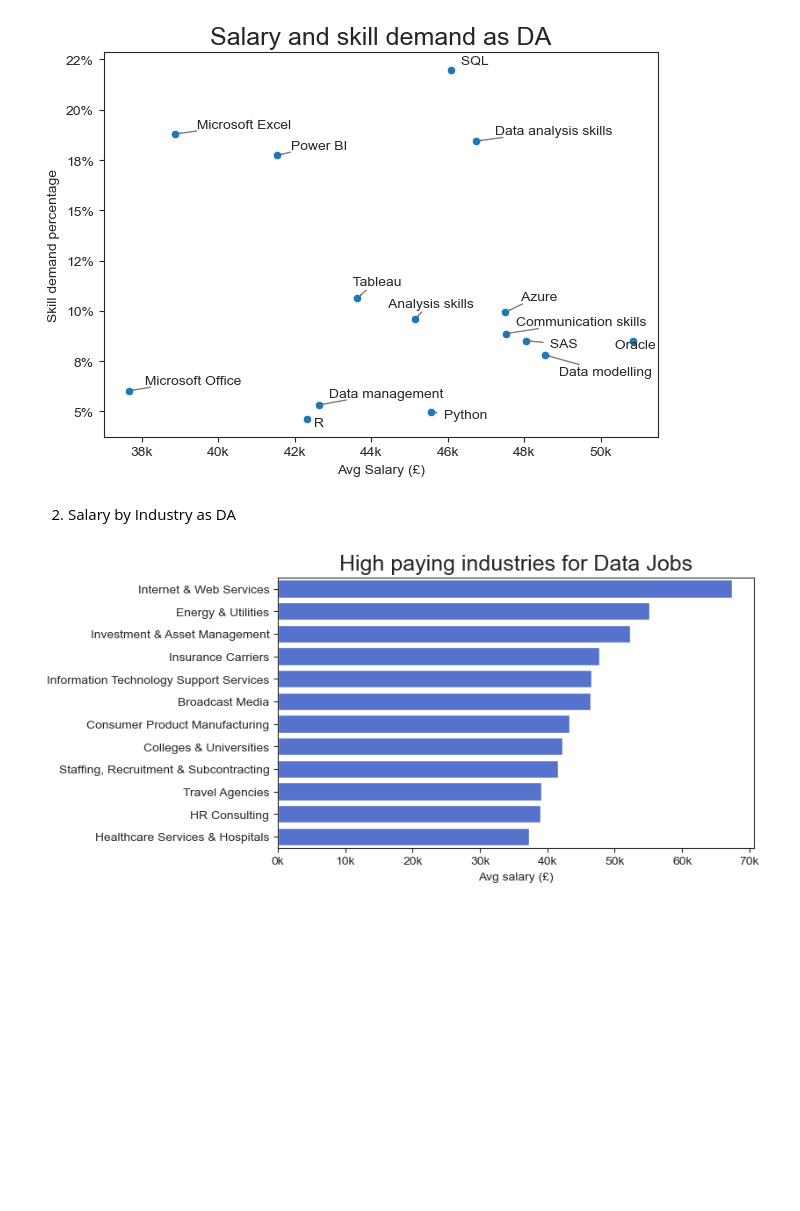
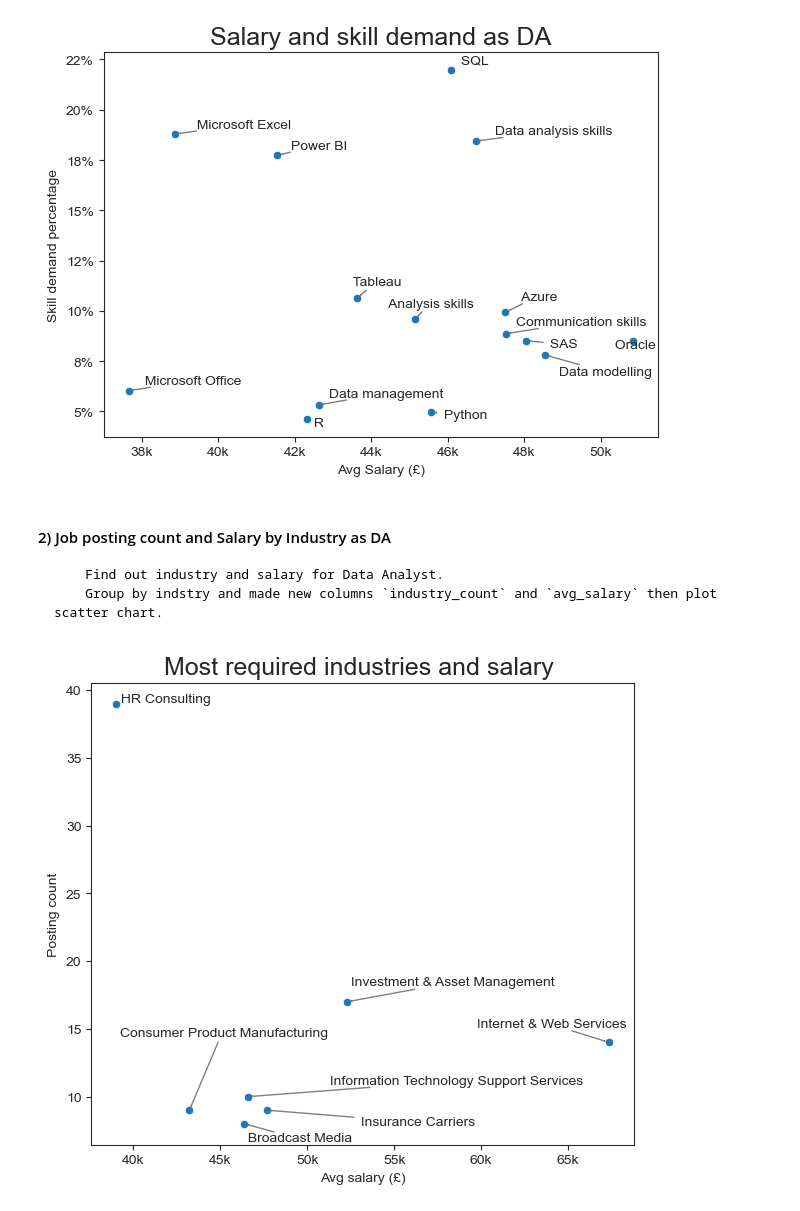
Before and after one commit to ahranyu/100_My_Project, a Jupyter notebook: 6_UK_Job_glassdoor2024/8_DA_analysis.ipynb, the cells around one changed output. Saved outputs shown, nothing was run; the diff lists cells and outputs as text; code cells hidden in the pictures; blank space fills up the shorter version.

```diff
--- a/6_UK_Job_glassdoor2024/8_DA_analysis.ipynb
+++ b/6_UK_Job_glassdoor2024/8_DA_analysis.ipynb
@@ -98,22 +107,30 @@ plt.show()
 # %% [output]
 [figure]
 # %% [markdown]
-2) Salary by Industry as DA
+#### 2) Job posting count and Salary by Industry as DA
+        Find out industry and salary for Data Analyst.
+        Group by indstry and made new columns `industry_count` and `avg_salary` then plot scatter chart.
-# %%
-df_DAind_sal = df_DA.groupby('industry').agg(
-    industry_count = ('industry','count'),
-    avg_salary = ('salary','mean')
-
-).sort_values(by='industry_count',ascending=False).head(12)
-
-plt.figure(figsize=(7, 4))
-sns.barplot(data=df_DAind_sal.sort_values(by='avg_salary'), x='avg_salary', y='industry',color='royalblue')
-
-plt.ylabel('')
-plt.title("High paying industries for Data Jobs",fontsize=18)
-plt.gca().xaxis.set_major_formatter(FuncFormatter(lambda x, pos : f'{(x/1000):.0f}k'))
-plt.xlabel('Avg salary (£)')
-plt.gca().invert_yaxis()
-plt.show()
-# %% [output]
-[figure, removed]
+# %%
+df_DA_Ind =df_DA.groupby('industry').agg(
+    industry_count = ('industry','count'),
+    avg_salary = ('salary','mean')
+
+).sort_values(by='industry_count',ascending=False).head(7)
+# %%
+plt.figure(figsize=(7,6))
+sns.scatterplot(data=df_DA_Ind, x='avg_salary', y='industry_count')
+
+texts = []
+for i, txt in enumerate(df_DA_Ind.index):
+    texts.append(plt.text(df_DA_Ind['avg_salary'].iloc[i],df_DA_Ind['industry_count'].iloc[i],  " " + txt))
+
+# Adjust text to avoid overlap and add arrows
+adjust_text(texts, arrowprops=dict(arrowstyle='->', color='gray'),expand=(1,3))
+
+plt.ylabel('Posting count')
+plt.title("Most required industries and salary ",fontsize=18)
+plt.gca().xaxis.set_major_formatter(FuncFormatter(lambda x, pos : f'{(x/1000):.0f}k'))
+plt.xlabel('Avg salary (£)')
+plt.show()
+# %% [output]
+[figure, added]
```
Also changed, not shown: parts of 6 cells of this notebook, 6 other files.
